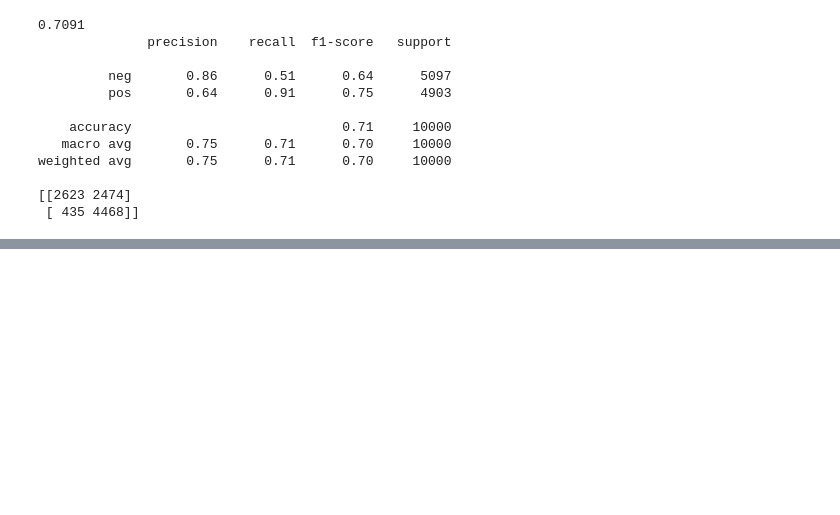
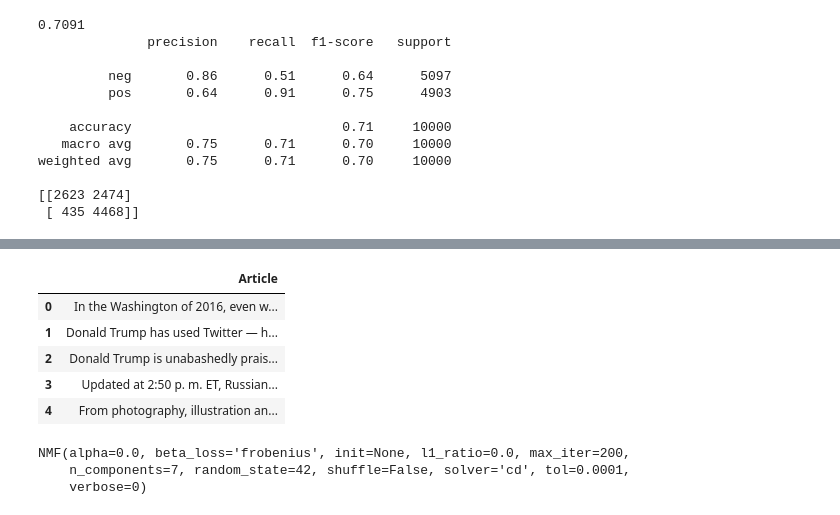
Before and after one commit to ChiamZY/Data-Science, a Jupyter notebook: Overview of NLP in Python.ipynb, the cells around one changed output, grey strips where cells are left out. Drawn from its saved outputs; the diff is of its cells as text; code cells hidden in the pictures; blank space fills up the shorter version.

```diff
--- a/Overview of NLP in Python.ipynb
+++ b/Overview of NLP in Python.ipynb
@@ -548,0 +653,10 @@ weighted avg       0.75      0.71      0.70     10000
+# %%
+npr = pd.read_csv('Sample_datasets/npr.csv')
+npr.head()
+# %% [output]
+|  | Article |
+| 0 | In the Washington of 2016, even w... |
+| 1 | Donald Trump has used Twitter — h... |
+| 2 | Donald Trump is unabashedly prais... |
+| 3 | Updated at 2:50 p. m. ET, Russian... |
+| 4 | From photography, illustration an... |
@@ -548,0 +668,9 @@ weighted avg       0.75      0.71      0.70     10000
+# %%
+from sklearn.decomposition import NMF
+
+nmf_model = NMF(n_components=7,random_state=42)
+nmf_model.fit(dtm)
+# %% [output]
+NMF(alpha=0.0, beta_loss='frobenius', init=None, l1_ratio=0.0, max_iter=200,
+    n_components=7, random_state=42, shuffle=False, solver='cd', tol=0.0001,
+    verbose=0)
```
Also changed, not shown: parts of 15 cells of this notebook.
